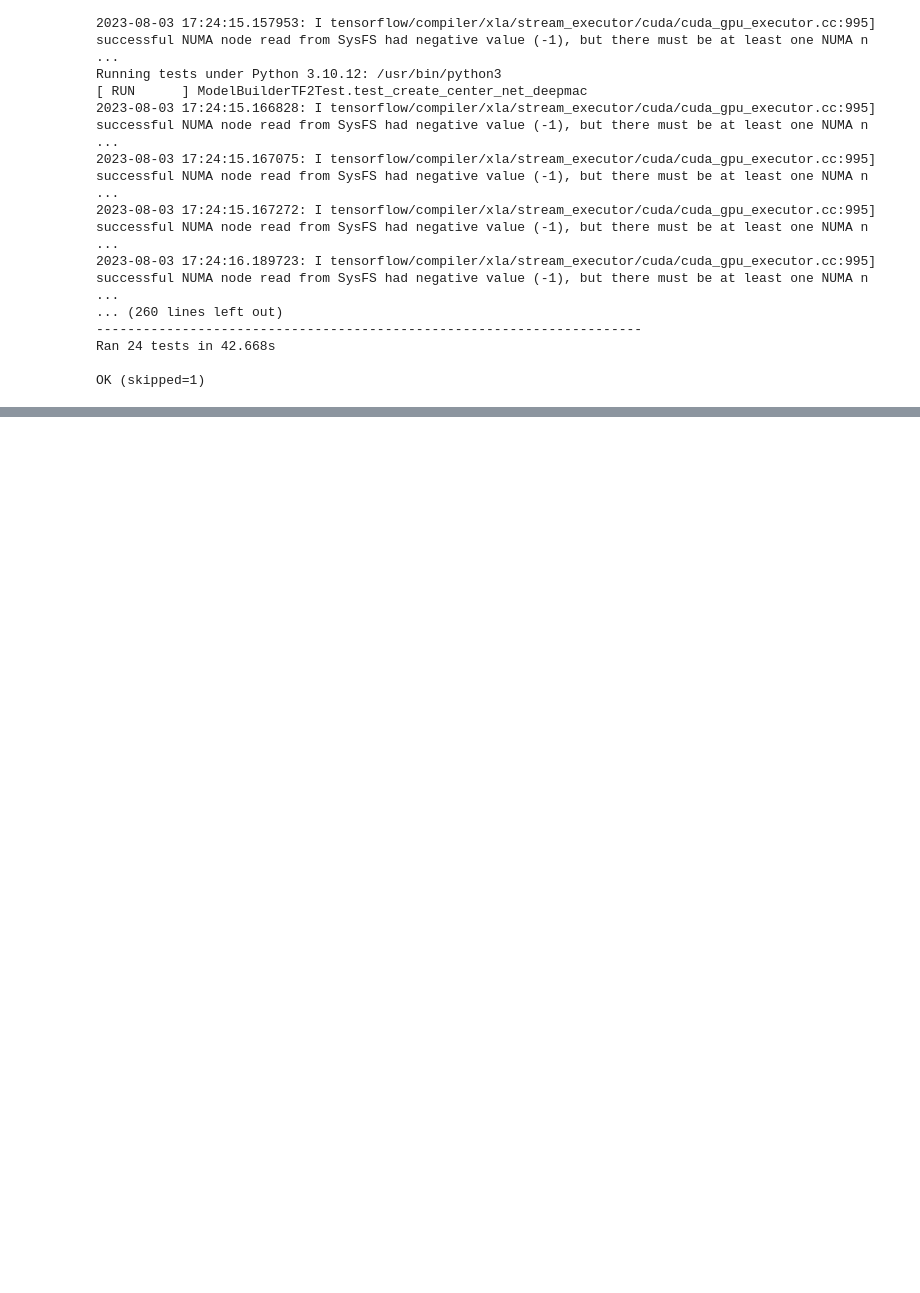
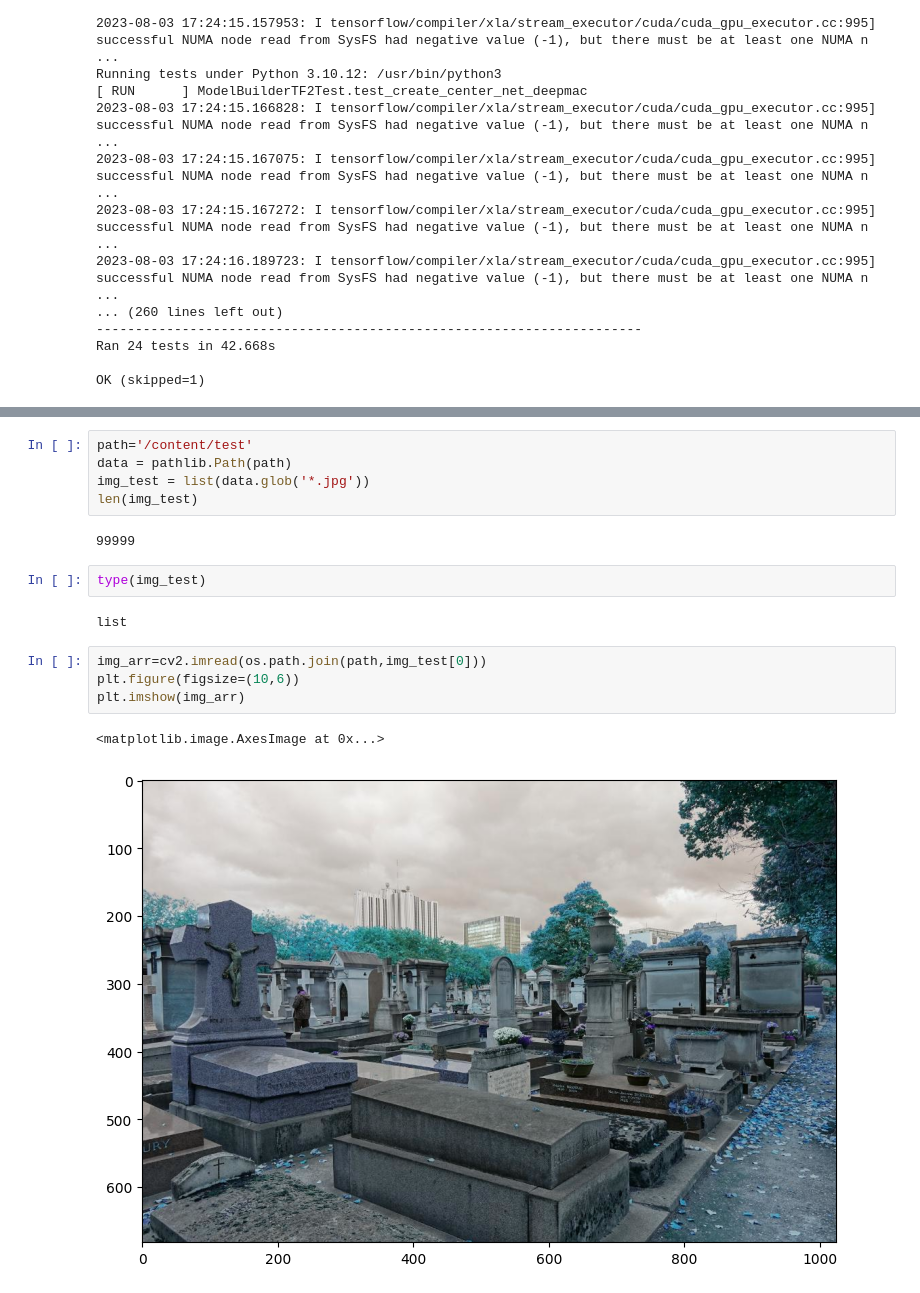
Before and after one commit to adkprakash/Object_detection, a Jupyter notebook: Object_detection.ipynb, the cells around one changed output, grey strips where cells are left out. Drawn from its saved outputs; the diff is of its cells as text; blank space fills up the shorter version.

```diff
--- a/Object_detection.ipynb
+++ b/Object_detection.ipynb
@@ -180,0 +195,18 @@ OK (skipped=1)
+# %%
+path='/content/test'
+data = pathlib.Path(path)
+img_test = list(data.glob('*.jpg'))
+len(img_test)
+# %% [output]
+99999
+# %%
+type(img_test)
+# %% [output]
+list
+# %%
+img_arr=cv2.imread(os.path.join(path,img_test[0]))
+plt.figure(figsize=(10,6))
+plt.imshow(img_arr)
+# %% [output]
+<matplotlib.image.AxesImage at 0x...>
+[figure, added]
```
Also changed, not shown: parts of 7 cells of this notebook.
